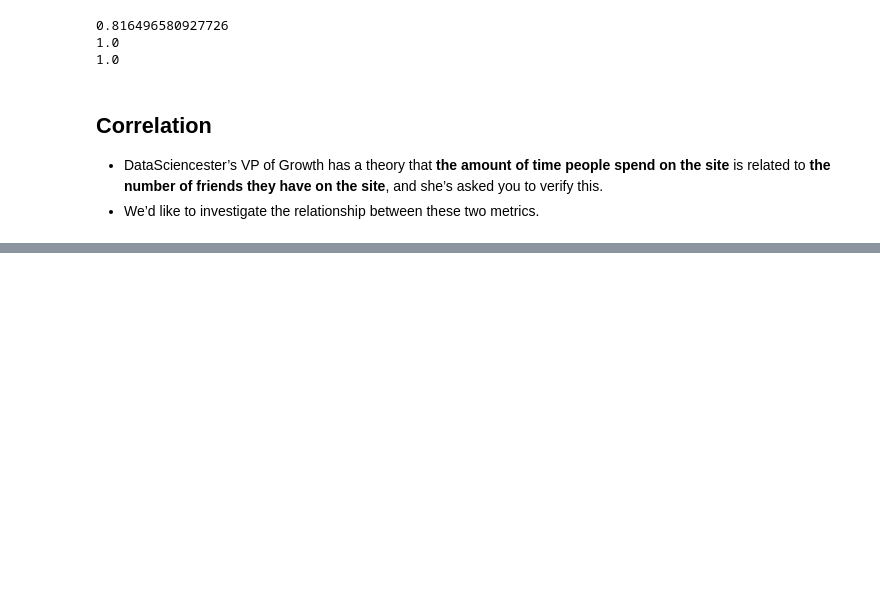
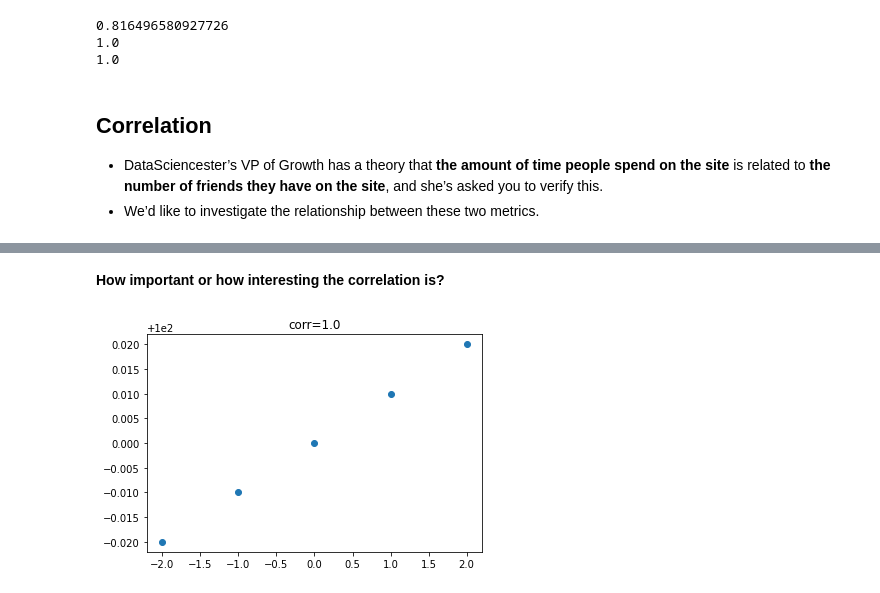
Before and after one commit to Lim-JiSeon/DataAnalysis, a Jupyter notebook: D‍ata Mining/Material/ch5_statistics-2020-student - Jupyter Notebook.ipynb, the cells around one changed output, grey strips where cells are left out. Drawn from its saved outputs; the diff is of its cells as text; code cells hidden in the pictures; blank space fills up the shorter version.

```diff
--- a/D‍ata Mining/Material/ch5_statistics-2020-student - Jupyter Notebook.ipynb
+++ b/D‍ata Mining/Material/ch5_statistics-2020-student - Jupyter Notebook.ipynb
@@ -285,0 +419,10 @@ print(standard_deviation([1,2,3]))
+# %% [markdown]
+<b>How important or how interesting the correlation is?</b>
+# %%
+x = [-2, -1, 0, 1, 2]
+y = [99.98, 99.99, 100, 100.01, 100.02]
+plt.scatter(x, y)
+plt.title('corr={:.2}'.format(correlation(x,y)))
+plt.show()
+# %% [output]
+[figure, added]
```
Also changed, not shown: parts of 22 cells of this notebook.
